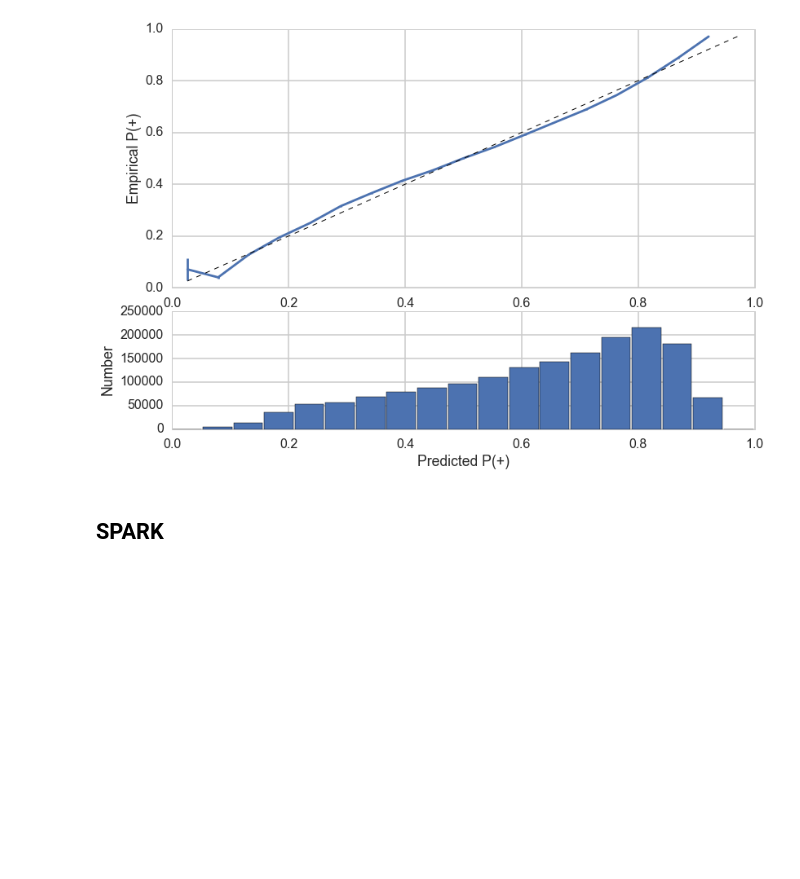
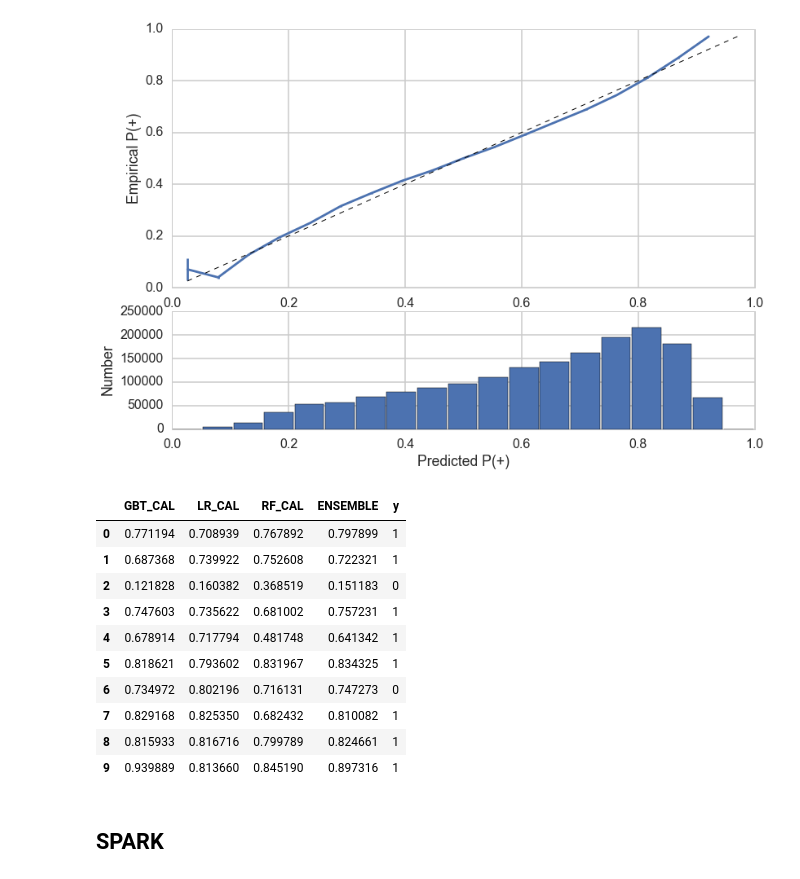
Before and after one commit to TNames/DRUG_TREATMENT_PROJECT, a Jupyter notebook: Process_Book.ipynb, the cells around one changed output. Drawn from its saved outputs; the diff is of its cells as text; code cells hidden in the pictures; blank space fills up the shorter version.

```diff
--- a/Process_Book.ipynb
+++ b/Process_Book.ipynb
@@ -1537,6 +1543,22 @@ calibration_plot(prob_ensemb_cal, ytest)
 Log-loss of calibrated model: -0.566
 Accuracy score of calibrated model: 0.704
 [figure]
+# %%
+test_predictions['ENSEMBLE']=prob_ensemb_cal
+# %%
+test_predictions[['GBT_CAL', 'LR_CAL', 'RF_CAL', 'ENSEMBLE', 'y']].head(10)
+# %% [output]
+|  | GBT_CAL | LR_CAL | RF_CAL | ENSEMBLE | y |
+| 0 | 0.771194 | 0.708939 | 0.767892 | 0.797899 | 1 |
+| 1 | 0.687368 | 0.739922 | 0.752608 | 0.722321 | 1 |
+| 2 | 0.121828 | 0.160382 | 0.368519 | 0.151183 | 0 |
+| 3 | 0.747603 | 0.735622 | 0.681002 | 0.757231 | 1 |
+| 4 | 0.678914 | 0.717794 | 0.481748 | 0.641342 | 1 |
+| 5 | 0.818621 | 0.793602 | 0.831967 | 0.834325 | 1 |
+| 6 | 0.734972 | 0.802196 | 0.716131 | 0.747273 | 0 |
+| 7 | 0.829168 | 0.825350 | 0.682432 | 0.810082 | 1 |
+| 8 | 0.815933 | 0.816716 | 0.799789 | 0.824661 | 1 |
+| 9 | 0.939889 | 0.813660 | 0.845190 | 0.897316 | 1 |
 # %%
 #Give examples of personal profiles and predictions
 # %% [markdown]
```
Also changed, not shown: parts of 39 cells of this notebook.
